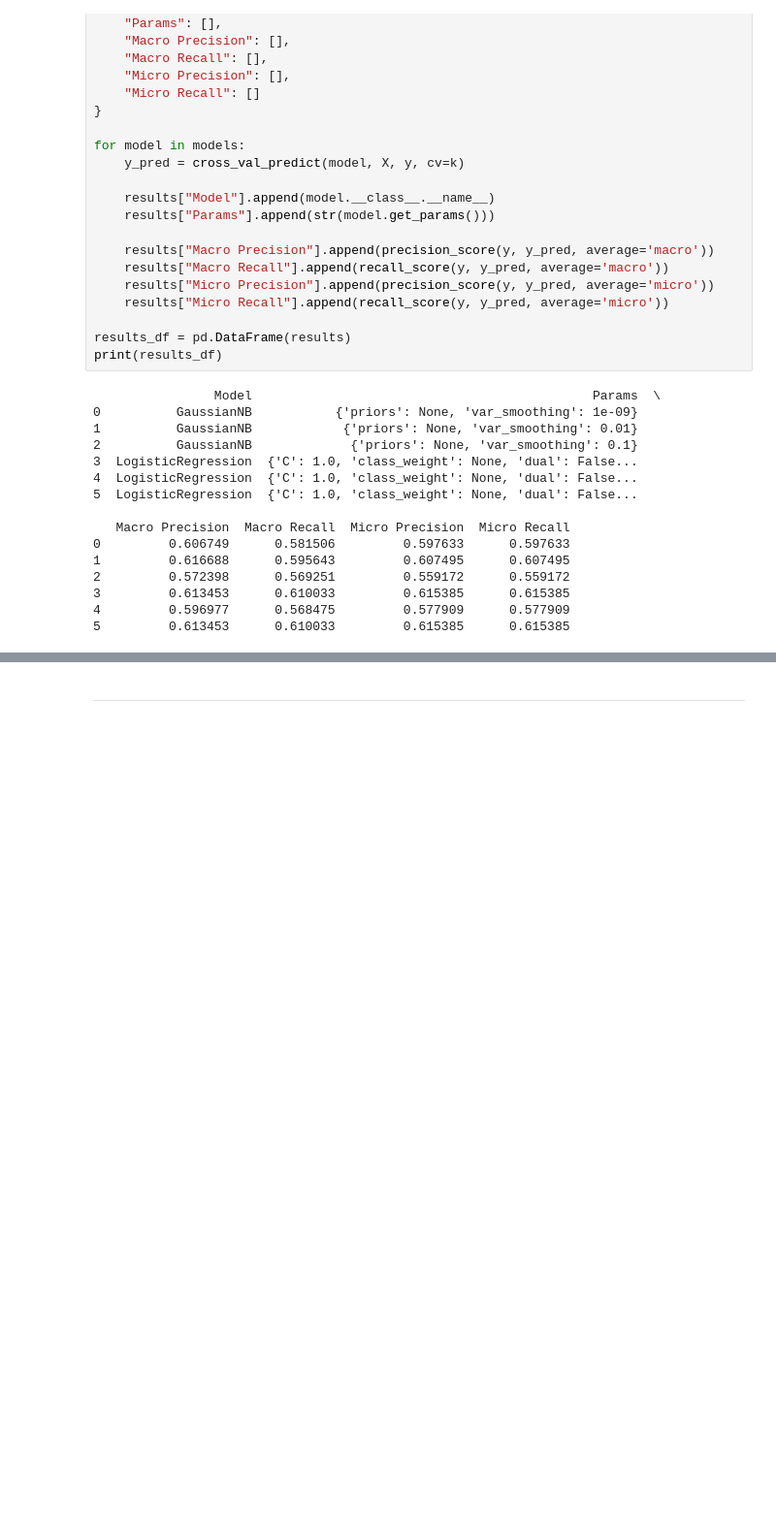
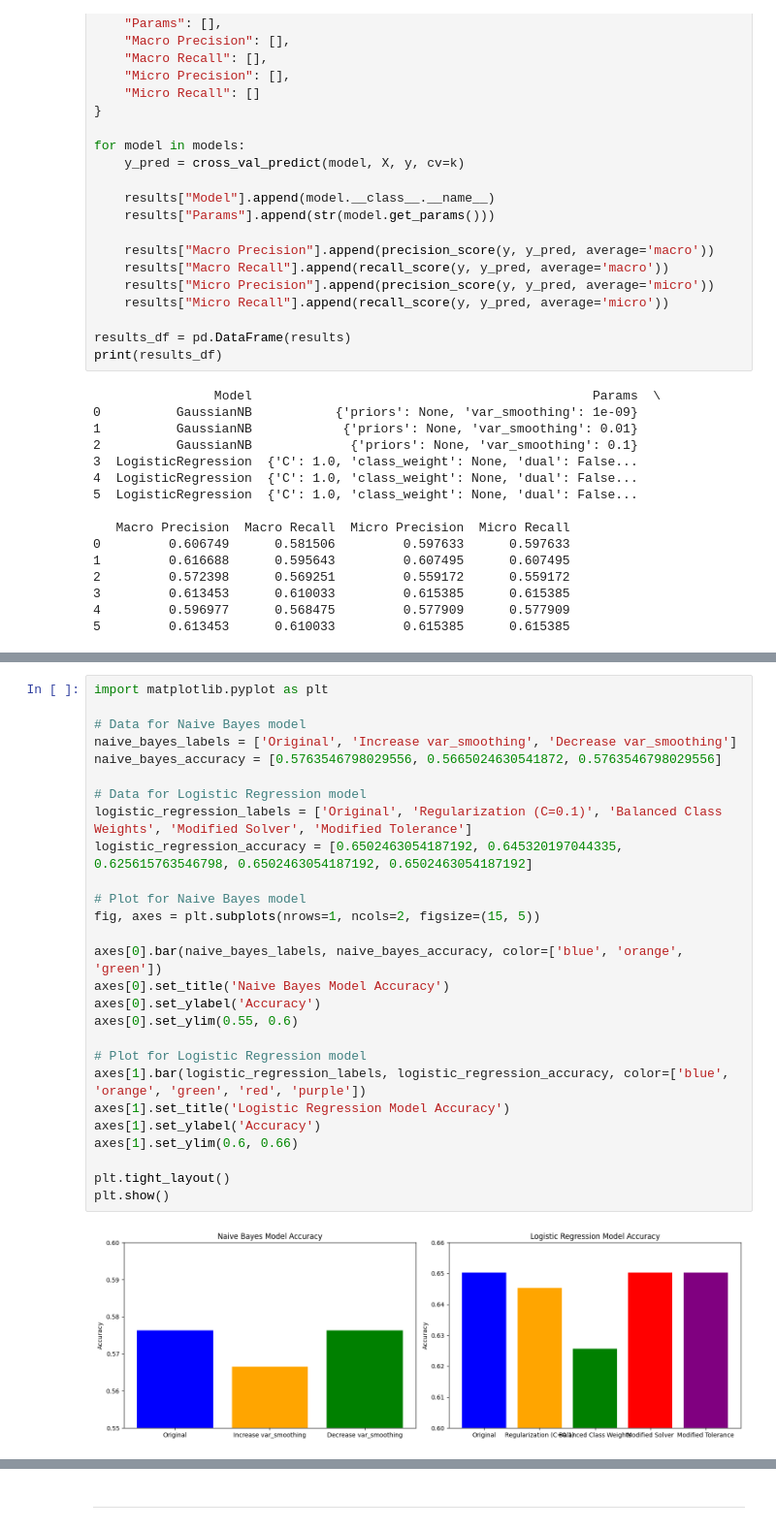
Before and after one commit to JunpengWen/CSI4106, a Jupyter notebook: CSI4106_A2.ipynb, the cells around one changed output, grey strips where cells are left out. Shown at 97% size. Drawn from its saved outputs; the diff is of its cells as text; blank space fills up the shorter version.

```diff
--- a/CSI4106_A2.ipynb
+++ b/CSI4106_A2.ipynb
@@ -511,0 +563,29 @@ print(results_df)
+# %%
+import matplotlib.pyplot as plt
+
+# Data for Naive Bayes model
+naive_bayes_labels = ['Original', 'Increase var_smoothing', 'Decrease var_smoothing']
+naive_bayes_accuracy = [0.5763546798029556, 0.5665024630541872, 0.5763546798029556]
+
+# Data for Logistic Regression model
+logistic_regression_labels = ['Original', 'Regularization (C=0.1)', 'Balanced Class Weights', 'Modified Solver', 'Modified Tolerance']
+logistic_regression_accuracy = [0.6502463054187192, 0.645320197044335, 0.625615763546798, 0.6502463054187192, 0.6502463054187192]
+
+# Plot for Naive Bayes model
+fig, axes = plt.subplots(nrows=1, ncols=2, figsize=(15, 5))
+
+axes[0].bar(naive_bayes_labels, naive_bayes_accuracy, color=['blue', 'orange', 'green'])
+axes[0].set_title('Naive Bayes Model Accuracy')
+axes[0].set_ylabel('Accuracy')
+axes[0].set_ylim(0.55, 0.6)
+
+# Plot for Logistic Regression model
+axes[1].bar(logistic_regression_labels, logistic_regression_accuracy, color=['blue', 'orange', 'green', 'red', 'purple'])
+axes[1].set_title('Logistic Regression Model Accuracy')
+axes[1].set_ylabel('Accuracy')
+axes[1].set_ylim(0.6, 0.66)
+
+plt.tight_layout()
+plt.show()
+# %% [output]
+[figure, added]
```
Also changed, not shown: parts of 20 cells of this notebook.
